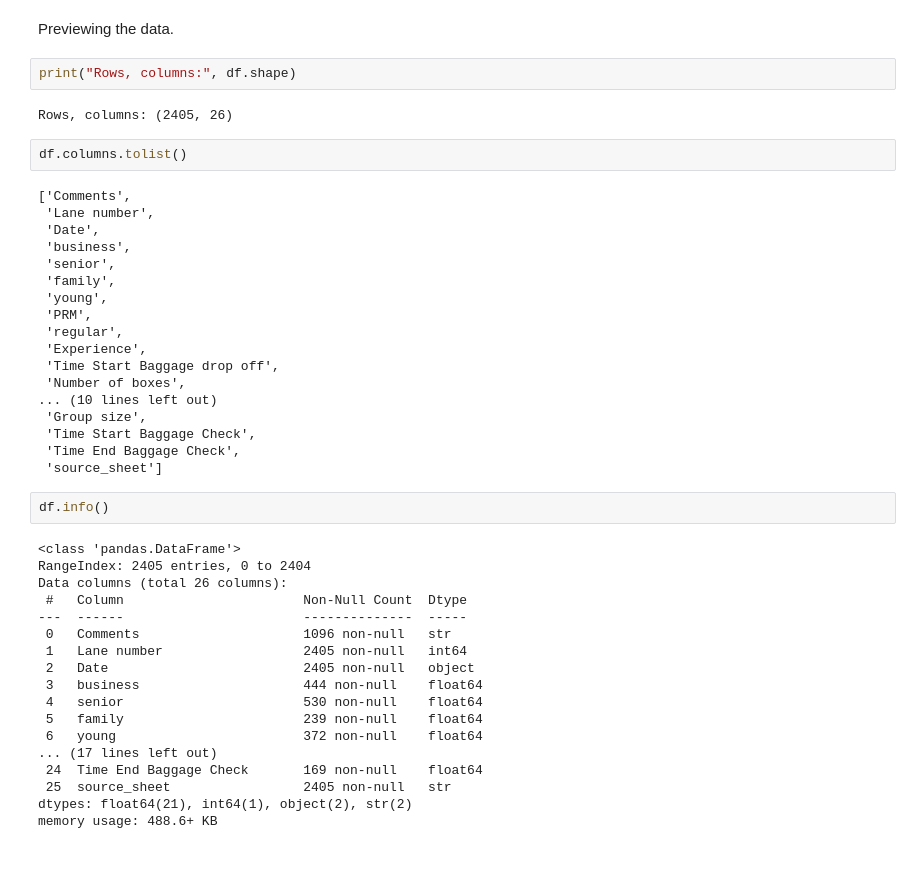
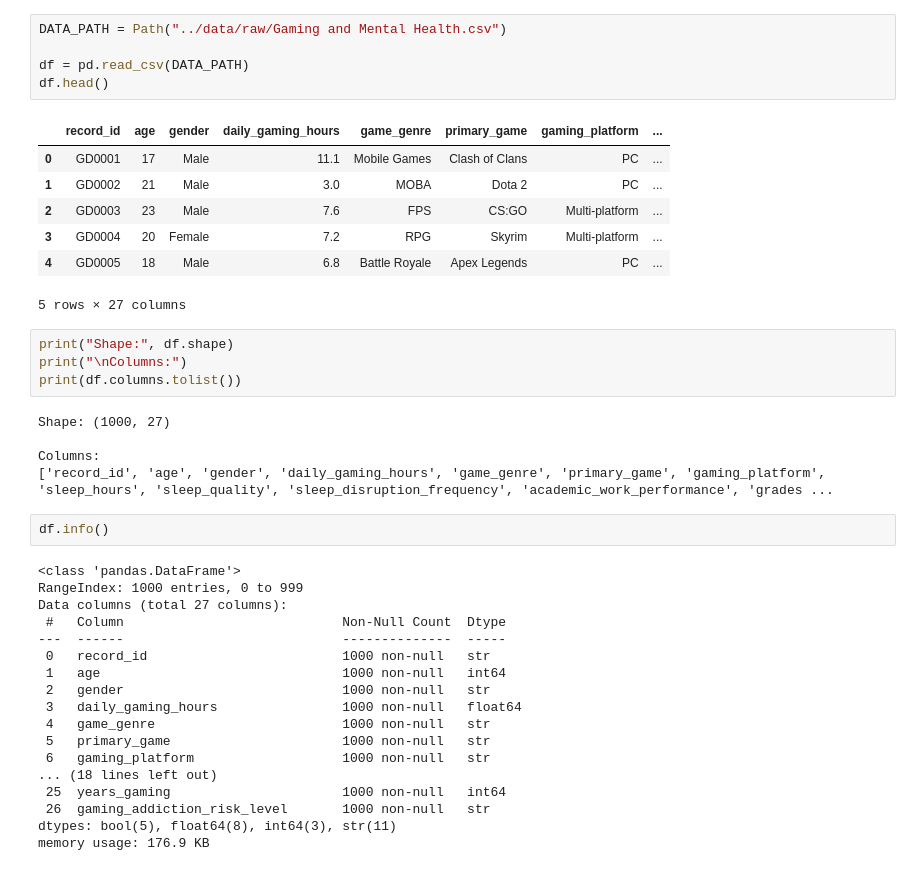
Before and after one commit to BorisTsankov/Security-Predictor, a Jupyter notebook: notebooks/01_data_understanding.ipynb, the cells around one changed output. Saved outputs shown, nothing was run; the diff lists cells and outputs as text.

```diff
--- a/notebooks/01_data_understanding.ipynb
+++ b/notebooks/01_data_understanding.ipynb
@@ -33,46 +6,42 @@ Combined shape: (2405, 26)
-# %% [markdown]
-Previewing the data.
-# %%
-print("Rows, columns:", df.shape)
-# %% [output]
-Rows, columns: (2405, 26)
-# %%
-df.columns.tolist()
-# %% [output]
-['Comments',
- 'Lane number',
- 'Date',
- 'business',
- 'senior',
- 'family',
- 'young',
- 'PRM',
- 'regular',
- 'Experience',
- 'Time Start Baggage drop off',
- 'Number of boxes',
-... (10 lines left out)
- 'Group size',
- 'Time Start Baggage Check',
- 'Time End Baggage Check',
- 'source_sheet']
+# %%
+DATA_PATH = Path("../data/raw/Gaming and Mental Health.csv")
+
+df = pd.read_csv(DATA_PATH)
+df.head()
+# %% [output]
+|  | record_id | age | gender | daily_gaming_hours | game_genre | primary_game | gaming_platform | ... |
+| 0 | GD0001 | 17 | Male | 11.1 | Mobile Games | Clash of Clans | PC | ... |
+| 1 | GD0002 | 21 | Male | 3.0 | MOBA | Dota 2 | PC | ... |
+| 2 | GD0003 | 23 | Male | 7.6 | FPS | CS:GO | Multi-platform | ... |
+| 3 | GD0004 | 20 | Female | 7.2 | RPG | Skyrim | Multi-platform | ... |
+| 4 | GD0005 | 18 | Male | 6.8 | Battle Royale | Apex Legends | PC | ... |
+5 rows × 27 columns
+# %%
+print("Shape:", df.shape)
+print("\nColumns:")
+print(df.columns.tolist())
+# %% [output]
+Shape: (1000, 27)
+
+Columns:
+['record_id', 'age', 'gender', 'daily_gaming_hours', 'game_genre', 'primary_game', 'gaming_platform', 'sleep_hours', 'sleep_quality', 'sleep_disruption_frequency', 'academic_work_performance', 'grades ...
 # %%
 df.info()
 # %% [output]
 <class 'pandas.DataFrame'>
-RangeIndex: 2405 entries, 0 to 2404
-Data columns (total 26 columns):
- #   Column                       Non-Null Count  Dtype
----  ------                       --------------  -----
- 0   Comments                     1096 non-null   str
- 1   Lane number                  2405 non-null   int64
- 2   Date                         2405 non-null   object
- 3   business                     444 non-null    float64
- 4   senior                       530 non-null    float64
- 5   family                       239 non-null    float64
- 6   young                        372 non-null    float64
-... (17 lines left out)
- 24  Time End Baggage Check       169 non-null    float64
- 25  source_sheet                 2405 non-null   str
-dtypes: float64(21), int64(1), object(2), str(2)
-memory usage: 488.6+ KB
+RangeIndex: 1000 entries, 0 to 999
+Data columns (total 27 columns):
+ #   Column                            Non-Null Count  Dtype
+---  ------                            --------------  -----
+ 0   record_id                         1000 non-null   str
+ 1   age                               1000 non-null   int64
+ 2   gender                            1000 non-null   str
+ 3   daily_gaming_hours                1000 non-null   float64
+ 4   game_genre                        1000 non-null   str
+ 5   primary_game                      1000 non-null   str
+ 6   gaming_platform                   1000 non-null   str
+... (18 lines left out)
+ 25  years_gaming                      1000 non-null   int64
+ 26  gaming_addiction_risk_level       1000 non-null   str
+dtypes: bool(5), float64(8), int64(3), str(11)
+memory usage: 176.9 KB
```
Also changed, not shown: parts of 14 cells of this notebook, 3 other files.
